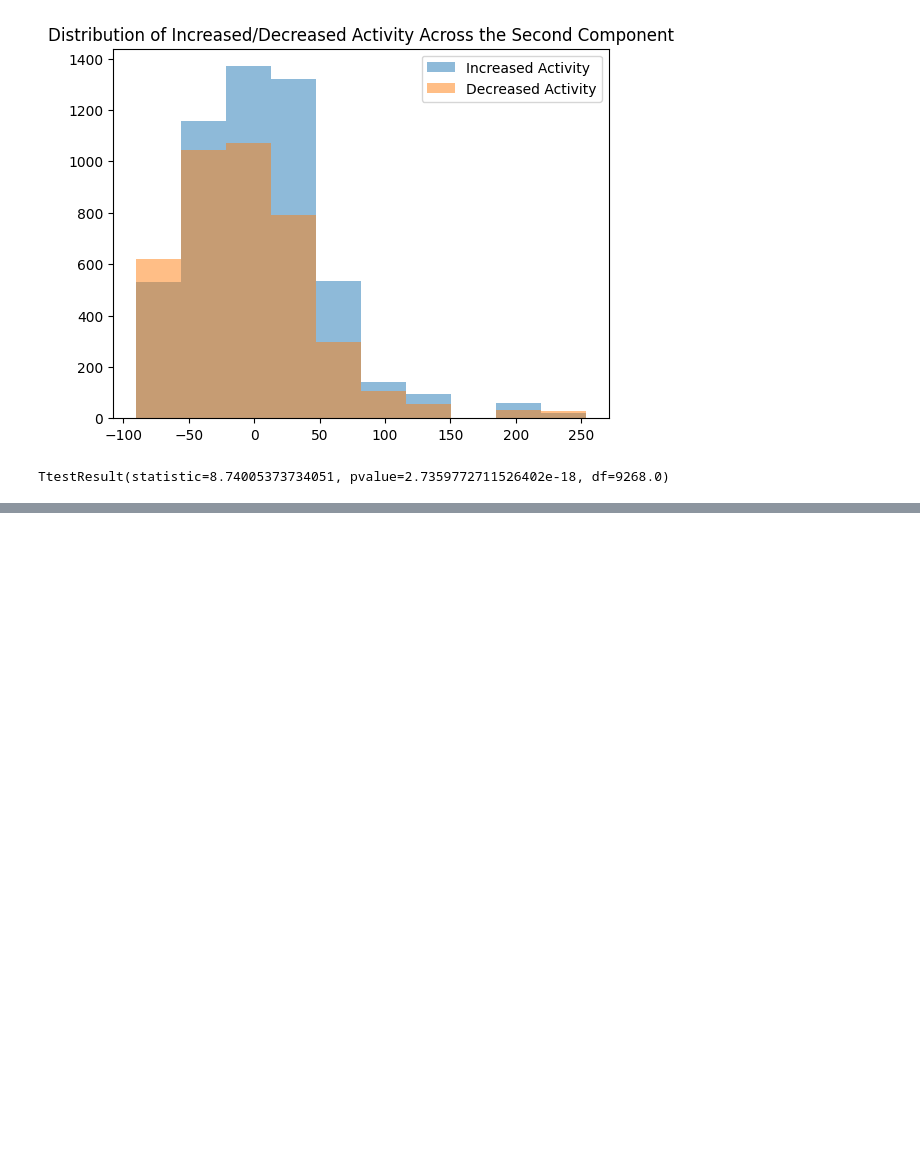
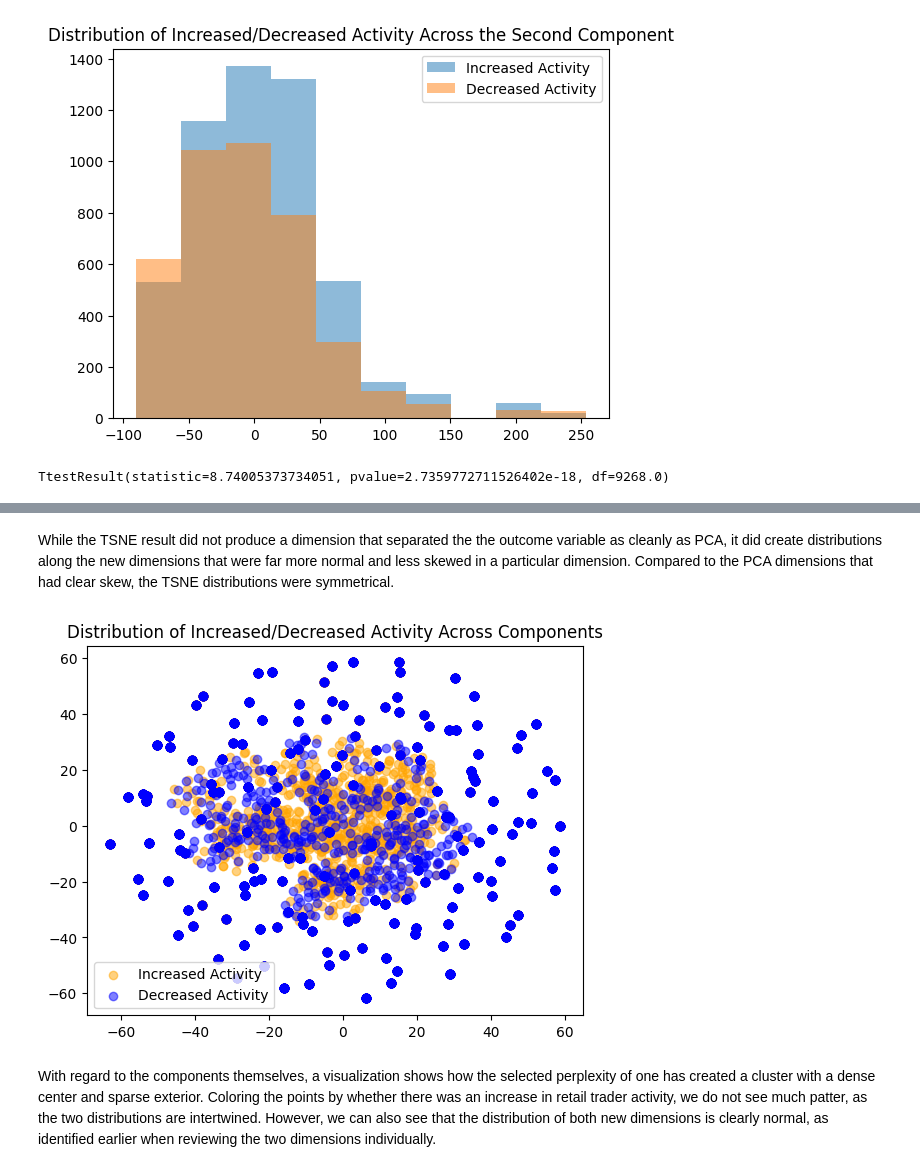
Before and after one commit to anly501/dsan-5000-project-corwindark, a Jupyter notebook: dsan-website/5000-website/dimreduction/dimreduction.ipynb, the cells around one changed output, grey strips where cells are left out. Cells and saved outputs as stored; diff of their text form; code cells hidden in the pictures; blank space fills up the shorter version.

Commit message:
New render and expanded discussions on clustering

```diff
--- a/dsan-website/5000-website/dimreduction/dimreduction.ipynb
+++ b/dsan-website/5000-website/dimreduction/dimreduction.ipynb
@@ -196,0 +221,22 @@ As seen above, the PCA method does not produce principle components which are ve
+# %% [markdown]
+While the TSNE result did not produce a dimension that separated the the outcome variable as cleanly as PCA, it did create distributions along the new dimensions that were far more normal and less skewed in a particular dimension. Compared to the PCA dimensions that had clear skew, the TSNE distributions were symmetrical.
+# %%
+plt.scatter( x= X_tsne[increaseActivity,0], y = X_tsne[increaseActivity,1],
+         alpha=0.5, # the transaparency parameter
+         color = "Orange",
+         label='Increased Activity')
+
+plt.scatter( x= X_tsne[~(increaseActivity),0], y = X_tsne[~(increaseActivity),1],
+         alpha=0.5, # the transaparency parameter
+         color = "blue",
+         label='Decreased Activity')
+
+
+
+plt.title("Distribution of Increased/Decreased Activity Across Components")
+plt.legend()
+plt.show()
+# %% [output]
+[figure, added]
+# %% [markdown]
+With regard to the components themselves, a visualization shows how the selected perplexity of one has created a cluster with a dense center and sparse exterior. Coloring the points by whether there was an increase in retail trader activity, we do not see much patter, as the two distributions are intertwined. However, we can also see that the distribution of both new dimensions is clearly normal, as identified earlier when reviewing the two dimensions individually.
```
Also changed, not shown: parts of 6 cells of this notebook, 16 other files.
